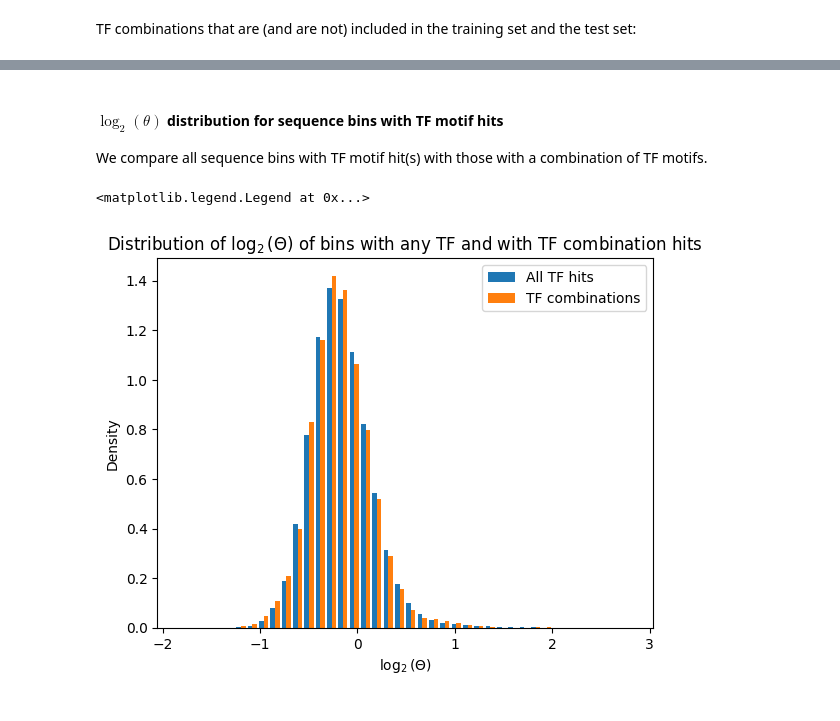
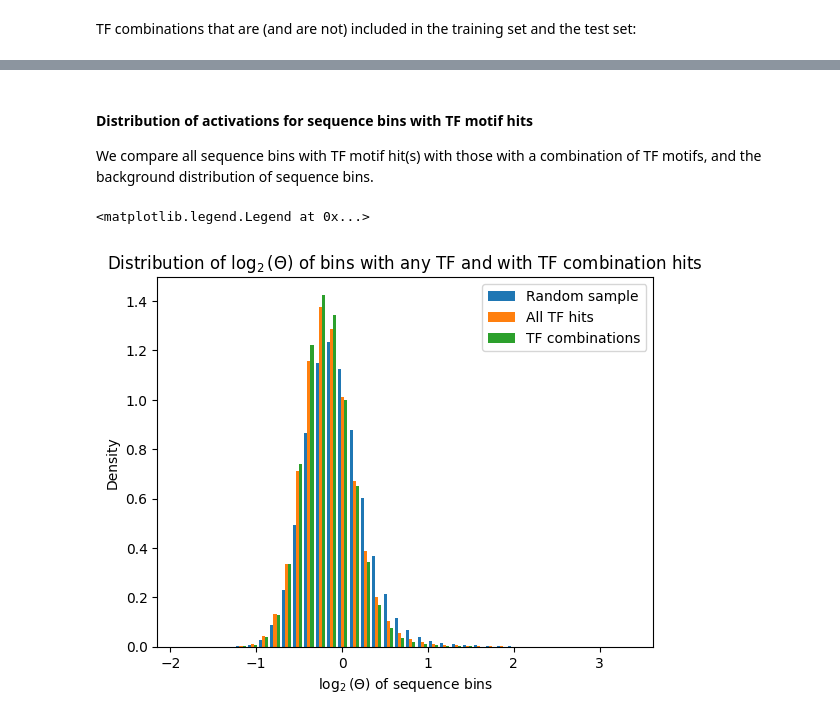
Before and after one commit to Duke-IGVF/BlueSTARR-viz, a Jupyter notebook: motifs/Motifs-EDA-01.ipynb, the cells around one changed output, grey strips where cells are left out. Cells and saved outputs as stored; diff of their text form; code cells hidden in the pictures.

```diff
--- a/motifs/Motifs-EDA-01.ipynb
+++ b/motifs/Motifs-EDA-01.ipynb
@@ -213,0 +213,2 @@ hits_db.count('chrom')
+# %%
+starr_sample = duckdb.sql('select chrom, start, log2FC from data_db using sample 1000000').df()
@@ -246,15 +327,16 @@ We consider TF motifs different if their Motif IDs are different. (Different mot
 # %%
 TFcomb_hits = duckdb.sql('select chrom, seq_start, seq_end, '
            'count(*) as num_hits, count(distinct motif_id) as num_tfs, '
-           'max(mot_start) - min(mot_start) as motif_dist, '
-           'group_concat(regexp_extract(motif_alt_id, \'\.([^\.]+)$\', 1), \', \') as motif_names, '
+           'max(mot_start) - min(mot_start) as max_motif_dist, '
+           'group_concat(motif_name, \', \') as motif_names, '
+           'group_concat(motif_name, \', \' order by motif_name) as motif_names_o, '
            'first(log2FC) as log2FC, '
            'first(case when train = \'true\' then TRUE else FALSE end) as train, '
            'first(case when test = \'true\' then TRUE else FALSE end) as test, '
            'from hits_db mh '
            'group by chrom, seq_start, seq_end '
-           'having num_tfs > 1 and max(mot_start) > min(mot_stop) '
+           'having num_hits > 1 and max(mot_start) > min(mot_stop) '
            'order by chrom, seq_start').df()
-TFcomb_hits.to_csv(f'{MOTIFS_DB}-{STARR_DS}_TFcomb_hits.csv', index=False)
-TFcomb_hits
+# TFcomb_hits.to_csv(f'{MOTIFS_DB}-{STARR_DS}_TFcomb_hits.csv', index=False)
+TFcomb_hits.drop(columns=['motif_names_o'])
 # %% [output]
@@ -327,16 +516,17 @@ with pd.option_context('display.max_rows', None):
 # %% [markdown]
-#### $\log_2(\theta)$ distribution for sequence bins with TF motif hits
+#### Distribution of activations for sequence bins with TF motif hits
 
-We compare all sequence bins with TF motif hit(s) with those with a combination of TF motifs.
+We compare all sequence bins with TF motif hit(s) with those with a combination of TF motifs, and the background distribution of sequence bins.
 # %%
-h = plt.hist((hits_db.df()['log2FC'],
+h = plt.hist((starr_sample['log2FC'],
+              hits_db.df()['log2FC'],
               TFcomb_hits['log2FC']),
-             bins=40, density=True, label=('All TF hits', 'TF combinations'))
-plt.xlabel('$\log_2(\Theta)$')
+             bins=40, density=True, label=('Random sample', 'All TF hits', 'TF combinations'))
+plt.xlabel('$\log_2(\Theta)$ of sequence bins')
 plt.ylabel('Density')
 plt.title('Distribution of $\log_2(\Theta)$ of bins with any TF and with TF combination hits')
 plt.legend(loc='upper right')
 # %% [output]
 <matplotlib.legend.Legend at 0x...>
-[figure, old version]
+[figure, new version]
 # %% [markdown]
```
Also changed, not shown: parts of 49 cells of this notebook.
